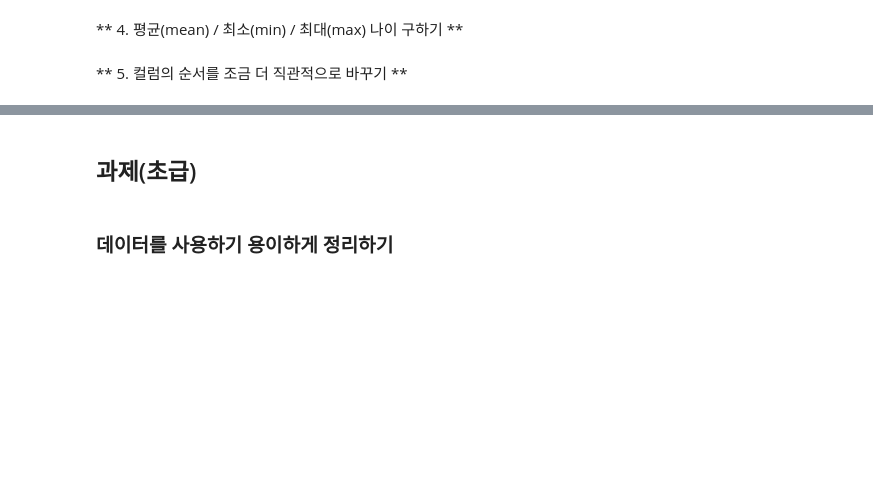
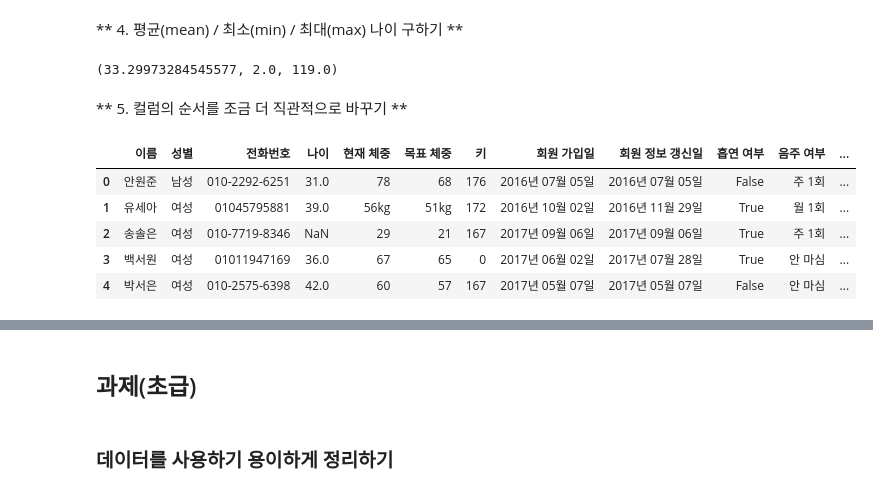
Before and after one commit to angelxtry/PyDataSc, a Jupyter notebook: DSds/01_02-my-work.ipynb, the cells around one changed output, grey strips where cells are left out. Saved outputs shown, nothing was run; the diff lists cells and outputs as text; code cells hidden in the pictures; blank space fills up the shorter version.

```diff
--- a/DSds/01_02-my-work.ipynb
+++ b/DSds/01_02-my-work.ipynb
@@ -96,5 +96,11 @@ user_info['나이'].value_counts()
 Name: 나이, Length: 240, dtype: int64
-# %%
-# 진행중
-def clean_num_col(data):
-    return data.repalce('세')
+# %%
+# 진행중
+def clean_num_col(data):
+    if type(data) is str:
+        num = data.replace('세', '')
+        return int(num)
+    else:
+        return data
+
+user_info['나이'] = user_info['나이'].map(clean_num_col)
@@ -101,4 +127,18 @@ def clean_num_col(data):
 # %% [markdown]
 ** 4. 평균(mean) / 최소(min) / 최대(max) 나이 구하기 **
+# %%
+age = user_info['나이']
+(age.mean(), age.min(), age.max())
+# %% [output]
+(33.29973284545577, 2.0, 119.0)
 # %% [markdown]
 ** 5. 컬럼의 순서를 조금 더 직관적으로 바꾸기 **
+# %%
+user_info.head()
+# %% [output]
+|  | 이름 | 성별 | 전화번호 | 나이 | 현재 체중 | 목표 체중 | 키 | 회원 가입일 | 회원 정보 갱신일 | 흡연 여부 | 음주 여부 | ... |
+| 0 | 안원준 | 남성 | 010-2292-6251 | 31.0 | 78 | 68 | 176 | 2016년 07월 05일 | 2016년 07월 05일 | False | 주 1회 | ... |
+| 1 | 유세아 | 여성 | 01045795881 | 39.0 | 56kg | 51kg | 172 | 2016년 10월 02일 | 2016년 11월 29일 | True | 월 1회 | ... |
+| 2 | 송솔은 | 여성 | 010-7719-8346 | NaN | 29 | 21 | 167 | 2017년 09월 06일 | 2017년 09월 06일 | True | 주 1회 | ... |
+| 3 | 백서원 | 여성 | 01011947169 | 36.0 | 67 | 65 | 0 | 2017년 06월 02일 | 2017년 07월 28일 | True | 안 마심 | ... |
+| 4 | 박서은 | 여성 | 010-2575-6398 | 42.0 | 60 | 57 | 167 | 2017년 05월 07일 | 2017년 05월 07일 | False | 안 마심 | ... |
```
Also changed, not shown: parts of 13 cells of this notebook.
